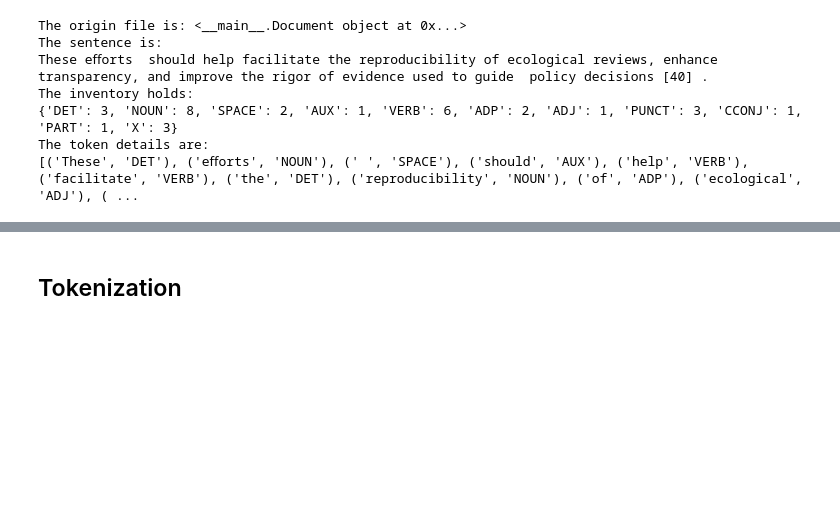
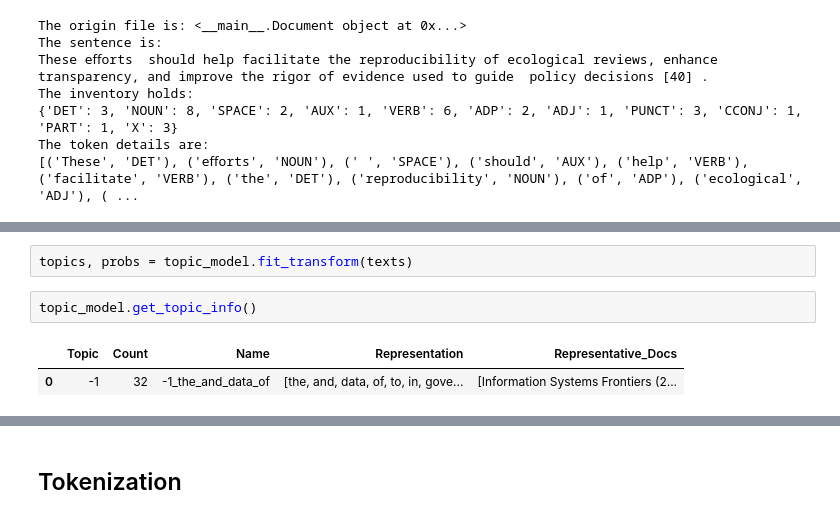
Before and after one commit to PYaDo/TopGov, a Jupyter notebook: main.ipynb, the cells around one changed output, grey strips where cells are left out. Cells and saved outputs as stored; diff of their text form; blank space fills up the shorter version.

```diff
--- a/main.ipynb
+++ b/main.ipynb
@@ -204,0 +233,7 @@ The token details are:
+# %%
+topics, probs = topic_model.fit_transform(texts)
+# %%
+topic_model.get_topic_info()
+# %% [output]
+|  | Topic | Count | Name | Representation | Representative_Docs |
+| 0 | -1 | 32 | -1_the_and_data_of | [the, and, data, of, to, in, gove... | [Information Systems Frontiers (2... |
```
Also changed, not shown: parts of 9 cells of this notebook, 1 other file.
